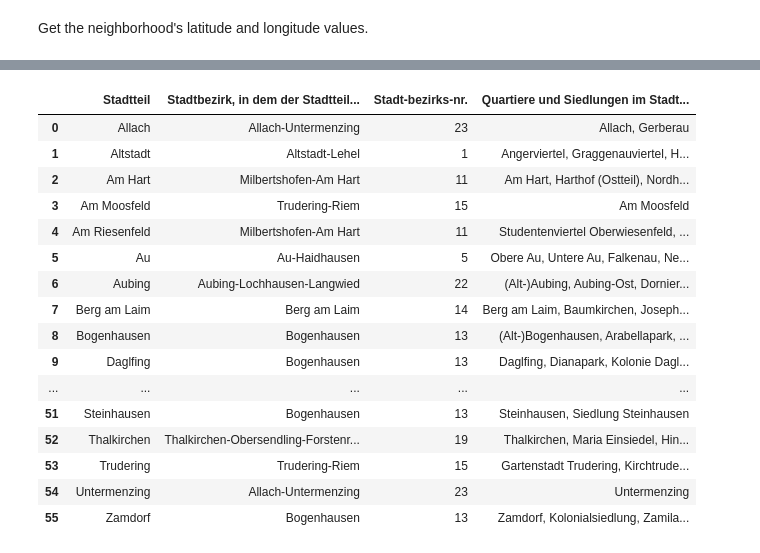
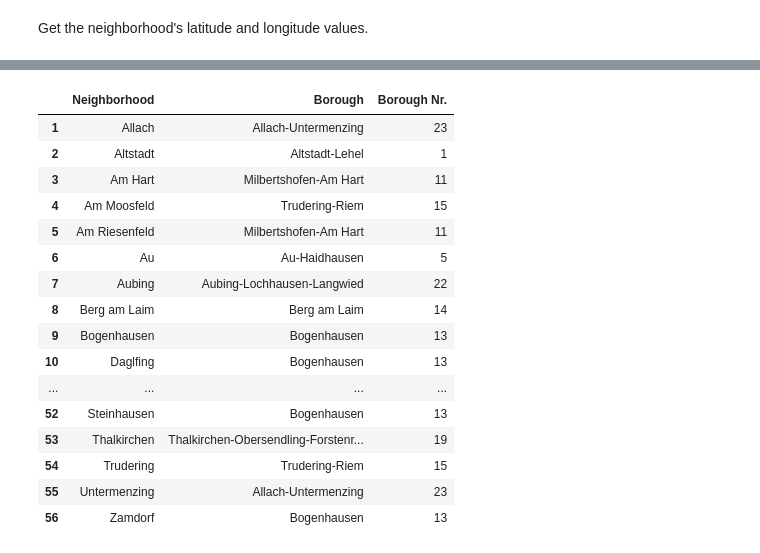
Before and after one commit to RocketClimber/Coursera_Capstone, a Jupyter notebook: MunichNeighborhoods.ipynb, the cells around one changed output, grey strips where cells are left out. Cells and saved outputs as stored; diff of their text form; code cells hidden in the pictures.

```diff
--- a/MunichNeighborhoods.ipynb
+++ b/MunichNeighborhoods.ipynb
@@ -295,7 +358,14 @@ muc_housing_url='https://www.immobilienscout24.de/neubau/ratgeber/aktuelle-neuba
 tables = pd.read_html(muc_housing_url, flavor='html5lib', header=0)
 for table in tables:
     if 'Stadtteil' in table:
-        muc_housing = table
+        muc_housing_nbh = table
         break
-muc_housing
+# Rename column headings to english
+muc_housing_nbh.columns = ['Neighborhood', 'Price', 'Increase']
+muc_housing_nbh['Price'] = muc_housing_nbh['Price'].map(lambda x: x.rstrip(' Euro'))
+muc_housing_nbh['Price'] = muc_housing_nbh['Price'].astype(float) * 1000
+muc_housing_nbh['Increase'] = muc_housing_nbh['Increase'].map(lambda x: x.rstrip('%'))
+muc_housing_nbh['Increase'] = muc_housing_nbh['Increase'].str.replace(',', '.').astype(float)
+muc_housing_nbh.index += 1
+muc_housing_nbh.head()
 # %% [output]
@@ -319,28 +415,32 @@ muc_housing
 # %%
 # Returns list of all tables on page
 import requests
 muc_nbh_brg_URL = requests.get('https://de.wikipedia.org/wiki/Liste_der_Stadtteile_Münchens').content
 tables = pd.read_html(muc_nbh_brg_URL, flavor='html5lib', header=0, encoding='utf-8')
 for table in tables:
     if 'Stadtteil' in table:
         muc_nbh_brg = table
         break
+# Rename column headings to english
+del muc_nbh_brg['Quartiere und Siedlungen im Stadtteil']
+muc_nbh_brg.columns = ['Neighborhood', 'Borough', 'Borough Nr.',]
+muc_nbh_brg.index += 1
 muc_nbh_brg
 # %% [output]
-|  | Stadtteil | Stadtbezirk, in dem der Stadtteil... | Stadt-bezirks-nr. | Quartiere und Siedlungen im Stadt... |
-| 0 | Allach | Allach-Untermenzing | 23 | Allach, Gerberau |
-| 1 | Altstadt | Altstadt-Lehel | 1 | Angerviertel, Graggenauviertel, H... |
-| 2 | Am Hart | Milbertshofen-Am Hart | 11 | Am Hart, Harthof (Ostteil), Nordh... |
-| 3 | Am Moosfeld | Trudering-Riem | 15 | Am Moosfeld |
-| 4 | Am Riesenfeld | Milbertshofen-Am Hart | 11 | Studentenviertel Oberwiesenfeld, ... |
-| 5 | Au | Au-Haidhausen | 5 | Obere Au, Untere Au, Falkenau, Ne... |
-| 6 | Aubing | Aubing-Lochhausen-Langwied | 22 | (Alt-)Aubing, Aubing-Ost, Dornier... |
-| 7 | Berg am Laim | Berg am Laim | 14 | Berg am Laim, Baumkirchen, Joseph... |
-| 8 | Bogenhausen | Bogenhausen | 13 | (Alt-)Bogenhausen, Arabellapark, ... |
-| 9 | Daglfing | Bogenhausen | 13 | Daglfing, Dianapark, Kolonie Dagl... |
-| ... | ... | ... | ... | ... |
-| 51 | Steinhausen | Bogenhausen | 13 | Steinhausen, Siedlung Steinhausen |
-| 52 | Thalkirchen | Thalkirchen-Obersendling-Forstenr... | 19 | Thalkirchen, Maria Einsiedel, Hin... |
-| 53 | Trudering | Trudering-Riem | 15 | Gartenstadt Trudering, Kirchtrude... |
-| 54 | Untermenzing | Allach-Untermenzing | 23 | Untermenzing |
-| 55 | Zamdorf | Bogenhausen | 13 | Zamdorf, Kolonialsiedlung, Zamila... |
+|  | Neighborhood | Borough | Borough Nr. |
+| 1 | Allach | Allach-Untermenzing | 23 |
+| 2 | Altstadt | Altstadt-Lehel | 1 |
+| 3 | Am Hart | Milbertshofen-Am Hart | 11 |
+| 4 | Am Moosfeld | Trudering-Riem | 15 |
+| 5 | Am Riesenfeld | Milbertshofen-Am Hart | 11 |
+| 6 | Au | Au-Haidhausen | 5 |
+| 7 | Aubing | Aubing-Lochhausen-Langwied | 22 |
+| 8 | Berg am Laim | Berg am Laim | 14 |
+| 9 | Bogenhausen | Bogenhausen | 13 |
+| 10 | Daglfing | Bogenhausen | 13 |
+| ... | ... | ... | ... |
+| 52 | Steinhausen | Bogenhausen | 13 |
+| 53 | Thalkirchen | Thalkirchen-Obersendling-Forstenr... | 19 |
+| 54 | Trudering | Trudering-Riem | 15 |
+| 55 | Untermenzing | Allach-Untermenzing | 23 |
+| 56 | Zamdorf | Bogenhausen | 13 |
```
Also changed, not shown: parts of 30 cells of this notebook, 3 other files.
